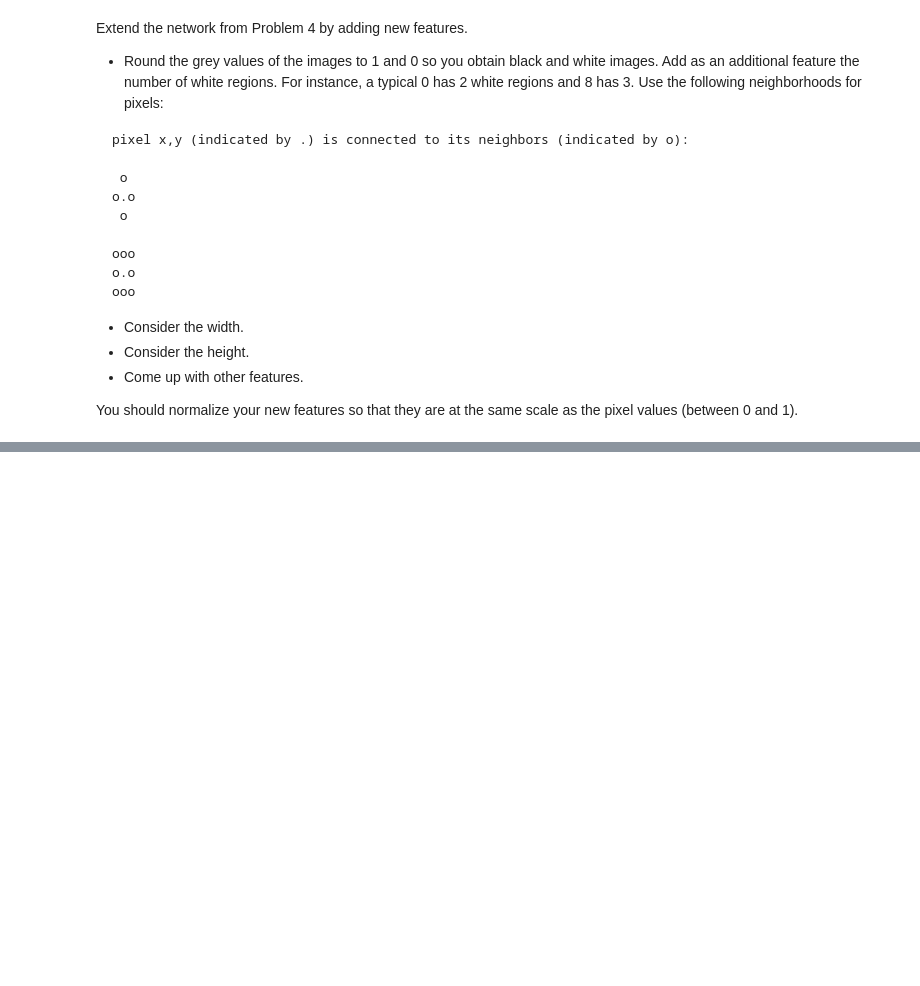
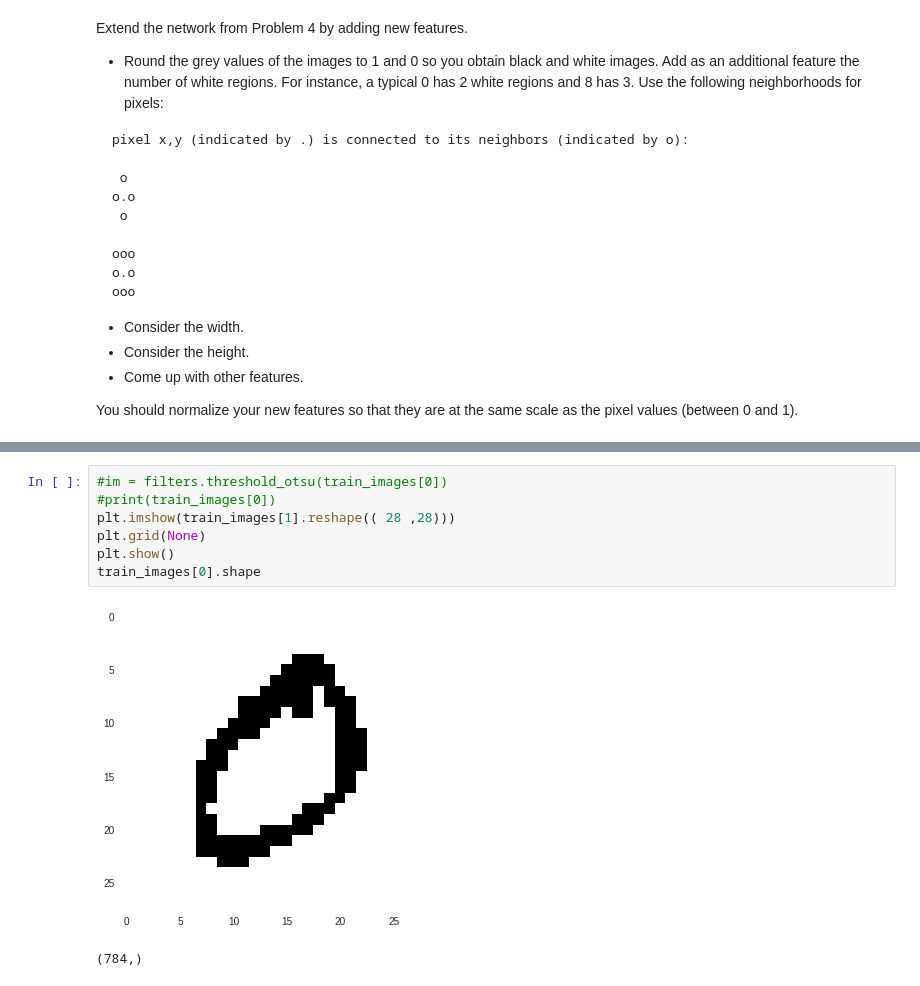
Before and after one commit to rvalienter90/UCF, a Jupyter notebook: CAP-5610_MACHINE LEARNING/HW1/HW1.ipynb, the cells around one changed output, grey strips where cells are left out. Saved outputs shown, nothing was run; the diff lists cells and outputs as text; blank space fills up the shorter version.

```diff
--- a/CAP-5610_MACHINE LEARNING/HW1/HW1.ipynb
+++ b/CAP-5610_MACHINE LEARNING/HW1/HW1.ipynb
@@ -828,0 +843,10 @@ You should normalize your new features so that they are at the same scale as the
+# %%
+#im = filters.threshold_otsu(train_images[0])
+#print(train_images[0])
+plt.imshow(train_images[1].reshape(( 28 ,28)))
+plt.grid(None)
+plt.show()
+train_images[0].shape
+# %% [output]
+[figure, added]
+(784,)
```
Also changed, not shown: parts of 6 cells of this notebook.
